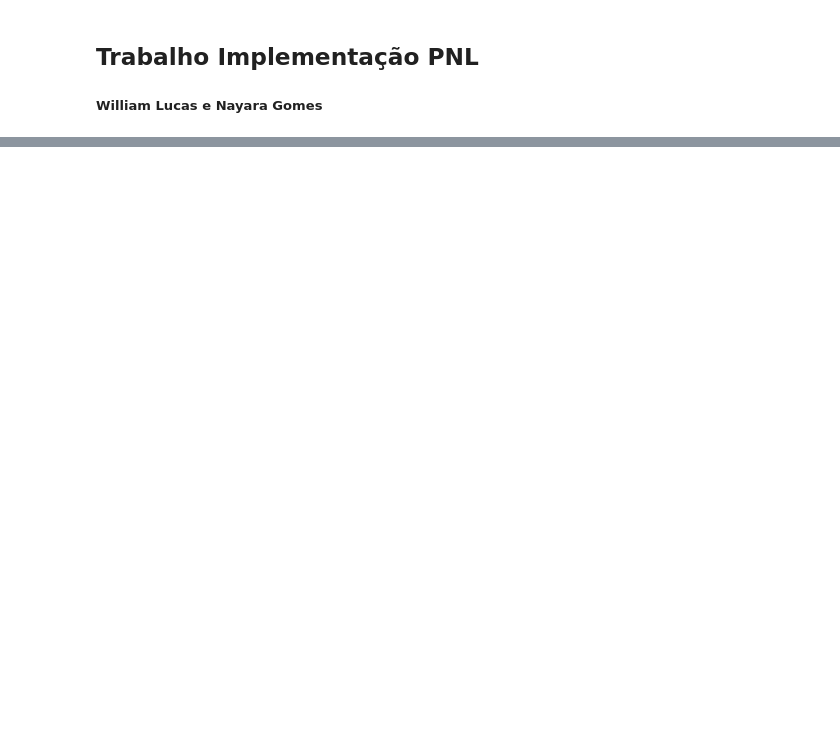
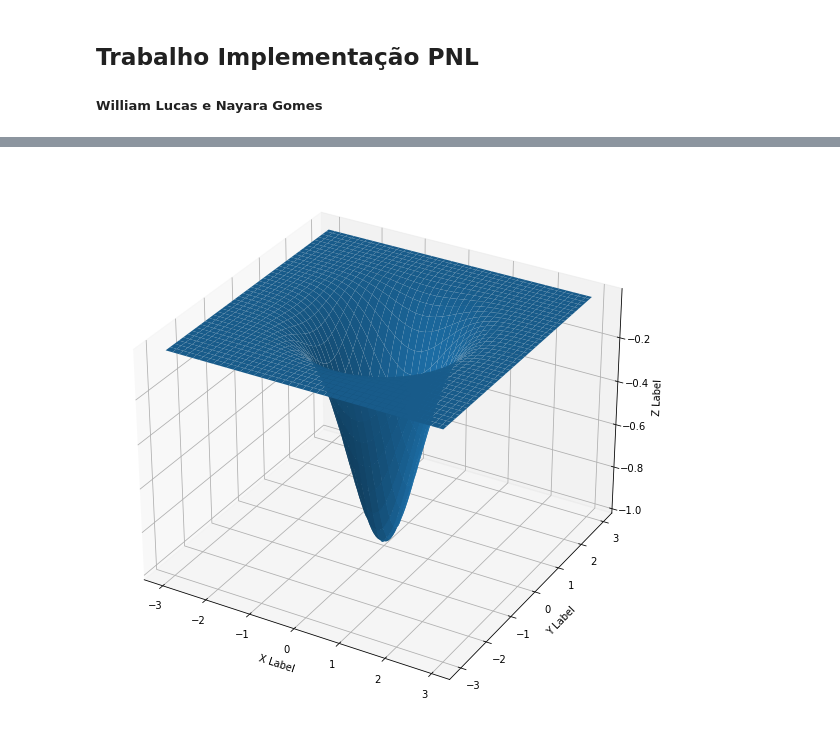
Before and after one commit to willlucas1512/PNLoptimization, a Jupyter notebook: PNLoptimization.ipynb, the cells around one changed output, grey strips where cells are left out. Drawn from its saved outputs; the diff is of its cells as text; code cells hidden in the pictures; blank space fills up the shorter version.

```diff
--- a/PNLoptimization.ipynb
+++ b/PNLoptimization.ipynb
@@ -51,0 +93,18 @@ Convexidade:
+# %%
+x = y = np.arange(-3, 3, 0.05)
+X, Y = np.meshgrid(x, y)
+
+z_array = np.array([funcao(a, b) for a, b in zip(np.ravel(X), np.ravel(Y))])
+Z = z_array.reshape(X.shape)
+
+fig = plt.figure(figsize=[10.0,10.0])
+ax = fig.add_subplot(111, projection='3d')
+ax.plot_surface(X, Y, Z)
+
+ax.set_xlabel('X Label')
+ax.set_ylabel('Y Label')
+ax.set_zlabel('Z Label')
+
+plt.show()
+# %% [output]
+[figure, added]
```
Also changed, not shown: parts of 6 cells of this notebook.
